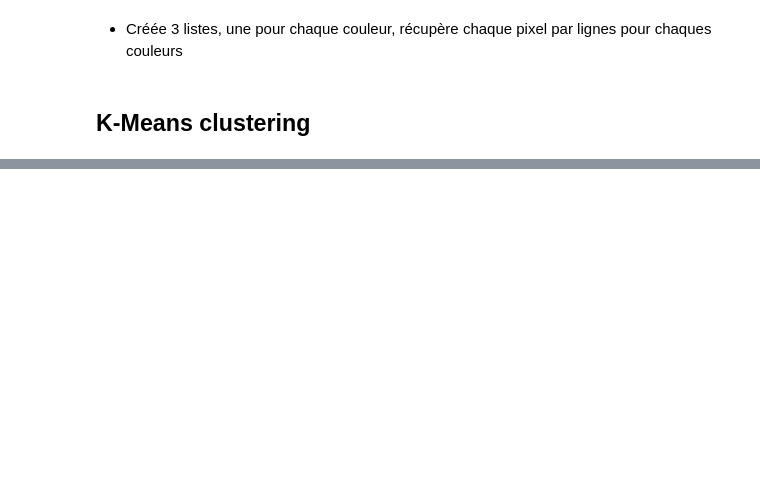
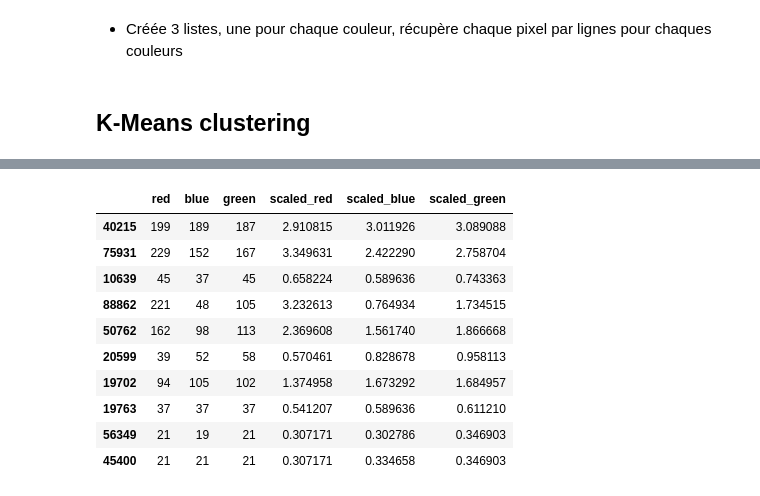
Before and after one commit to Syllaweg/Datascience_toolkit, a Jupyter notebook: Image_processing/colors_predict.ipynb, the cells around one changed output, grey strips where cells are left out. Cells and saved outputs as stored; diff of their text form; code cells hidden in the pictures; blank space fills up the shorter version.

```diff
--- a/Image_processing/colors_predict.ipynb
+++ b/Image_processing/colors_predict.ipynb
@@ -13,3 +14,6 @@ pmz = plt.imread('data/pmz1.jpg')
 pmz.shape
 # %% [output]
 (3968, 2976, 3)
+# %%
+fil_img = plt.imread('data/couleur_fil.jpg')
+fil_img.shape
@@ -42,0 +59,17 @@ KeyboardInterrupt:
+# %%
+df['scaled_red'] = whiten(df['red'])
+df['scaled_blue'] = whiten(df['blue'])
+df['scaled_green'] = whiten(df['green'])
+df.sample(n = 10)
+# %% [output]
+|  | red | blue | green | scaled_red | scaled_blue | scaled_green |
+| 40215 | 199 | 189 | 187 | 2.910815 | 3.011926 | 3.089088 |
+| 75931 | 229 | 152 | 167 | 3.349631 | 2.422290 | 2.758704 |
+| 10639 | 45 | 37 | 45 | 0.658224 | 0.589636 | 0.743363 |
+| 88862 | 221 | 48 | 105 | 3.232613 | 0.764934 | 1.734515 |
+| 50762 | 162 | 98 | 113 | 2.369608 | 1.561740 | 1.866668 |
+| 20599 | 39 | 52 | 58 | 0.570461 | 0.828678 | 0.958113 |
+| 19702 | 94 | 105 | 102 | 1.374958 | 1.673292 | 1.684957 |
+| 19763 | 37 | 37 | 37 | 0.541207 | 0.589636 | 0.611210 |
+| 56349 | 21 | 19 | 21 | 0.307171 | 0.302786 | 0.346903 |
+| 45400 | 21 | 21 | 21 | 0.307171 | 0.334658 | 0.346903 |
```
Also changed, not shown: parts of 15 cells of this notebook.
